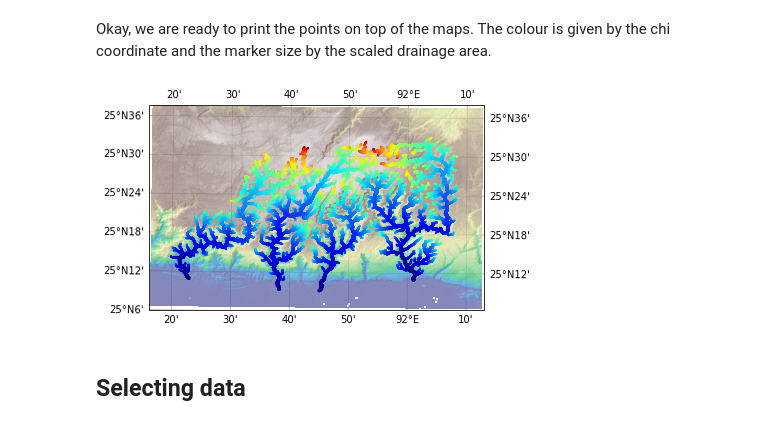
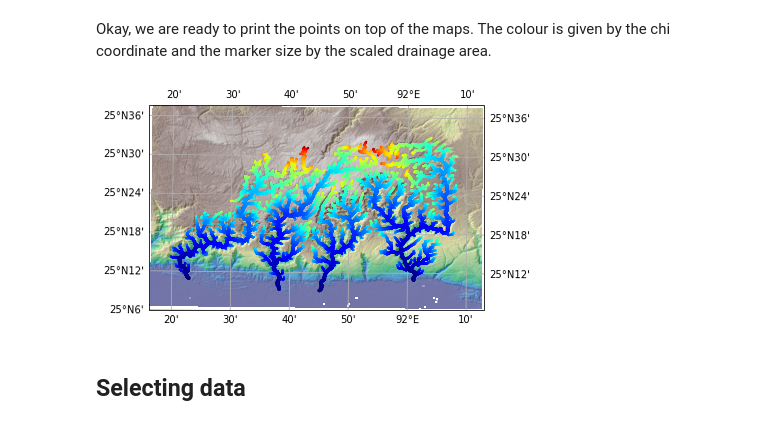
Before and after one commit to LSDtopotools/lsdtt_notebooks, a Jupyter notebook: lsdviztools/simple_raster_manipulation/Cartopy_and_rasterio_test.ipynb, the cells around one changed output. Cells and saved outputs as stored; diff of their text form; code cells hidden in the pictures.

Commit message:
Some slight modifications to the zorder and saving the figure

```diff
--- a/lsdviztools/simple_raster_manipulation/Cartopy_and_rasterio_test.ipynb
+++ b/lsdviztools/simple_raster_manipulation/Cartopy_and_rasterio_test.ipynb
@@ -138,18 +138,18 @@ Okay, we are ready to print the points on top of the maps. The colour is given b
 # %%
 fig = plt.figure()
 ax = fig.add_subplot(1, 1, 1, projection=ccrs.UTM(46))
 # Limit the extent of the map to a small longitude/latitude range.
 #ax.set_extent(Extent, crs=ccrs.UTM(46))
 ax.coastlines()
 ax.gridlines(draw_labels=True, dms=True, x_inline=False, y_inline=False)
 #print('Projecting and plotting image (this may take a while)...')
-ax.imshow(array, extent=Extent, transform=ccrs.UTM(46), origin="upper", cmap='terrain',alpha=0.5,zorder=2)
-ax.imshow(arrayHS, extent=Extent, transform=ccrs.UTM(46), origin="upper", cmap='gray',alpha=0.5,zorder=1)
+ax.imshow(array, extent=Extent, transform=ccrs.UTM(46), origin="upper", cmap='terrain',alpha=0.5,zorder=-2)
+ax.imshow(arrayHS, extent=Extent, transform=ccrs.UTM(46), origin="upper", cmap='gray',alpha=1,zorder=-3)
 gdf2.plot(ax=ax, markersize=gdf2['scaled_area'], column='chi', zorder=10,cmap="jet")
-#fig.savefig("test.png", dpi=500)
+fig.savefig("test.png", dpi=800)
 fig.show()
 # %% [output]
-[figure, old version]
+[figure, new version]
 # %% [markdown]
 ## Selecting data
 # %% [markdown]
```
Also changed, not shown: parts of 1 cell of this notebook.
